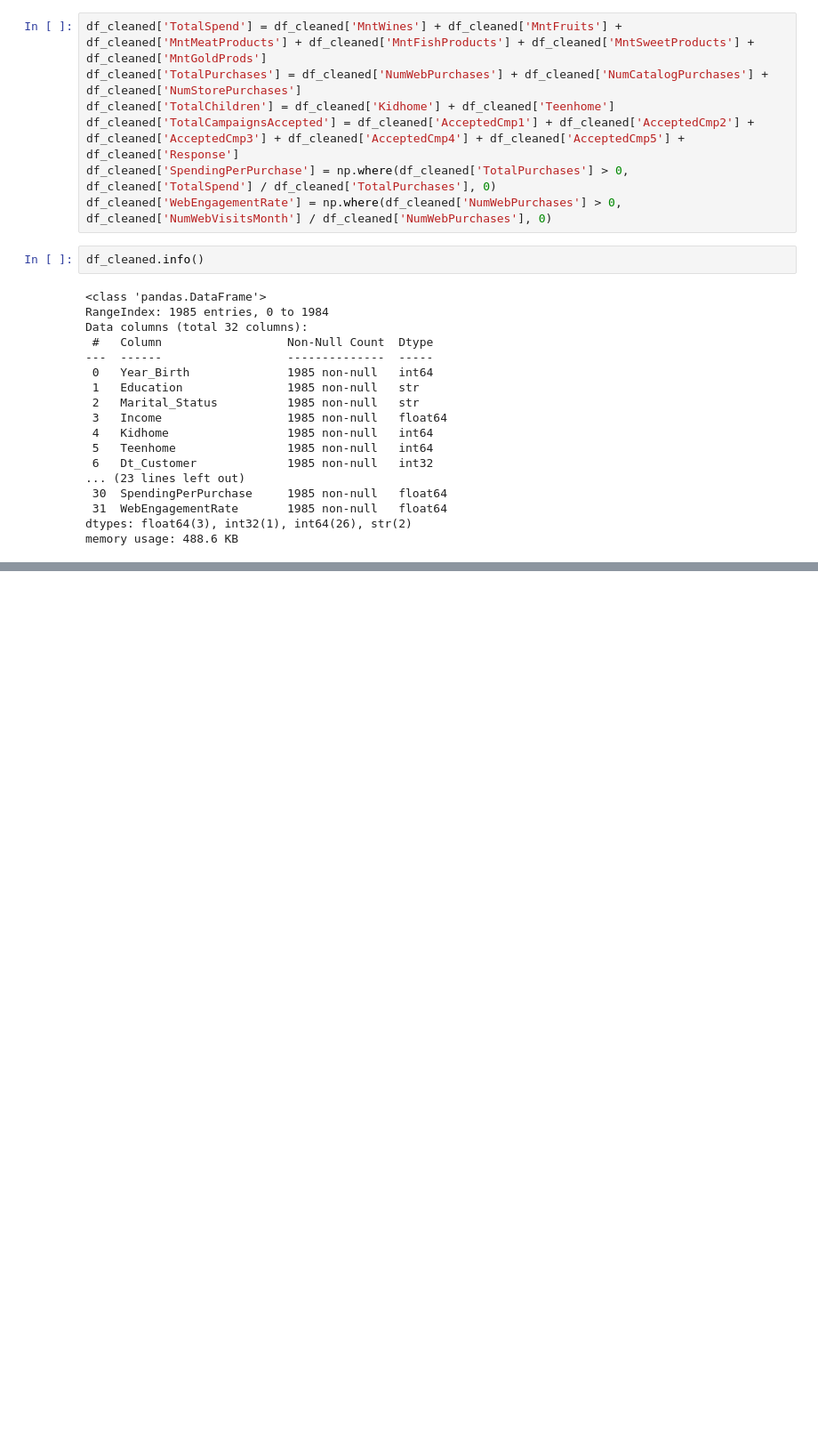
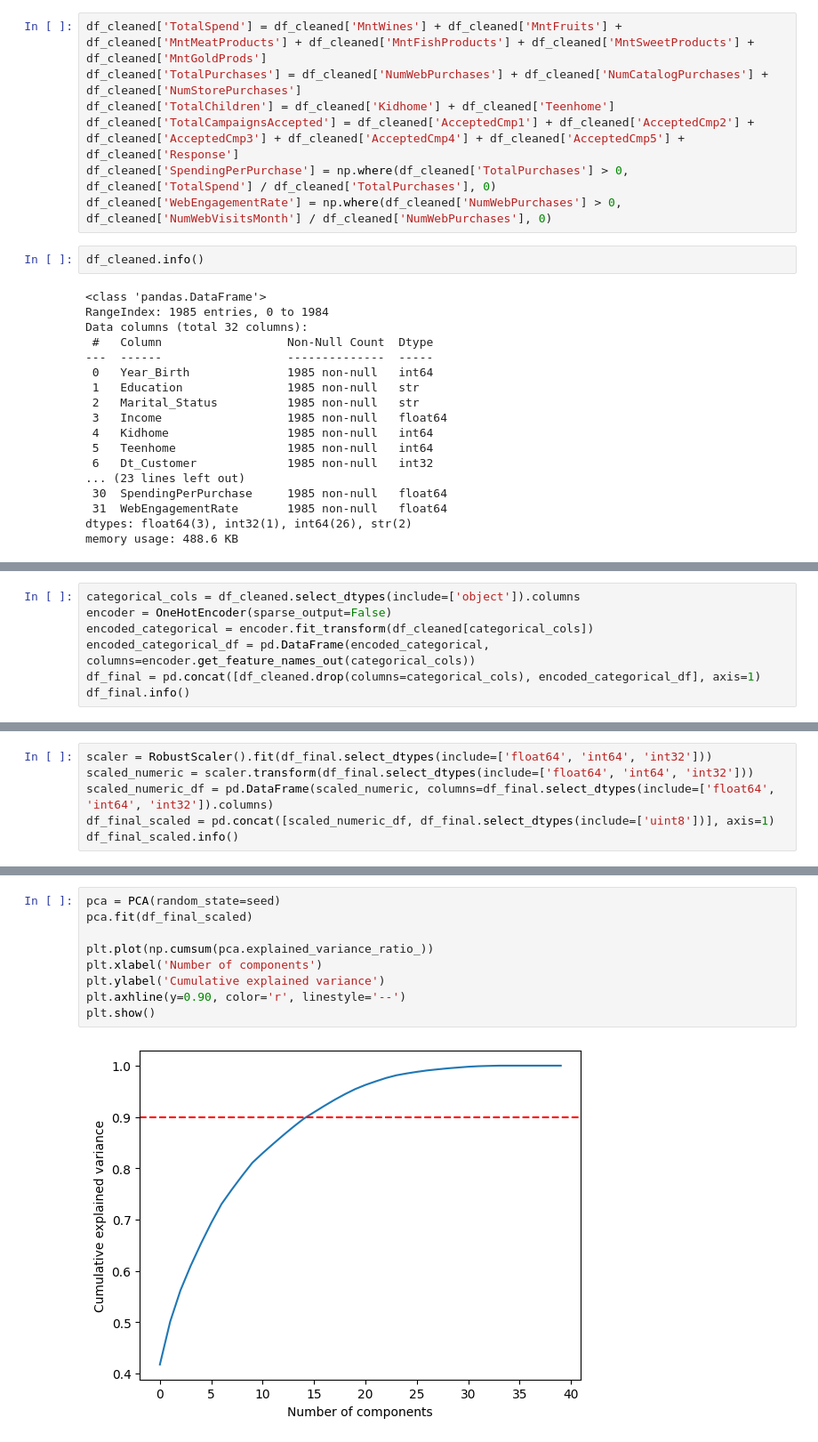
Before and after one commit to AlejandroBeldaFernandez/Customer-Personality-Analysis, a Jupyter notebook: Customer_personality_analysis.ipynb, the cells around one changed output, grey strips where cells are left out. Shown at 89% size. Saved outputs shown, nothing was run; the diff lists cells and outputs as text; blank space fills up the shorter version.

```diff
--- a/Customer_personality_analysis.ipynb
+++ b/Customer_personality_analysis.ipynb
@@ -616,0 +641,7 @@ memory usage: 488.6 KB
+# %%
+categorical_cols = df_cleaned.select_dtypes(include=['object']).columns
+encoder = OneHotEncoder(sparse_output=False)
+encoded_categorical = encoder.fit_transform(df_cleaned[categorical_cols])
+encoded_categorical_df = pd.DataFrame(encoded_categorical, columns=encoder.get_feature_names_out(categorical_cols))
+df_final = pd.concat([df_cleaned.drop(columns=categorical_cols), encoded_categorical_df], axis=1)
+df_final.info()
@@ -616,0 +668,6 @@ memory usage: 488.6 KB
+# %%
+scaler = RobustScaler().fit(df_final.select_dtypes(include=['float64', 'int64', 'int32']))
+scaled_numeric = scaler.transform(df_final.select_dtypes(include=['float64', 'int64', 'int32']))
+scaled_numeric_df = pd.DataFrame(scaled_numeric, columns=df_final.select_dtypes(include=['float64', 'int64', 'int32']).columns)
+df_final_scaled = pd.concat([scaled_numeric_df, df_final.select_dtypes(include=['uint8'])], axis=1)
+df_final_scaled.info()
@@ -616,0 +700,11 @@ memory usage: 488.6 KB
+# %%
+pca = PCA(random_state=seed)
+pca.fit(df_final_scaled)
+
+plt.plot(np.cumsum(pca.explained_variance_ratio_))
+plt.xlabel('Number of components')
+plt.ylabel('Cumulative explained variance')
+plt.axhline(y=0.90, color='r', linestyle='--')
+plt.show()
+# %% [output]
+[figure, added]
```
Also changed, not shown: parts of 26 cells of this notebook.
